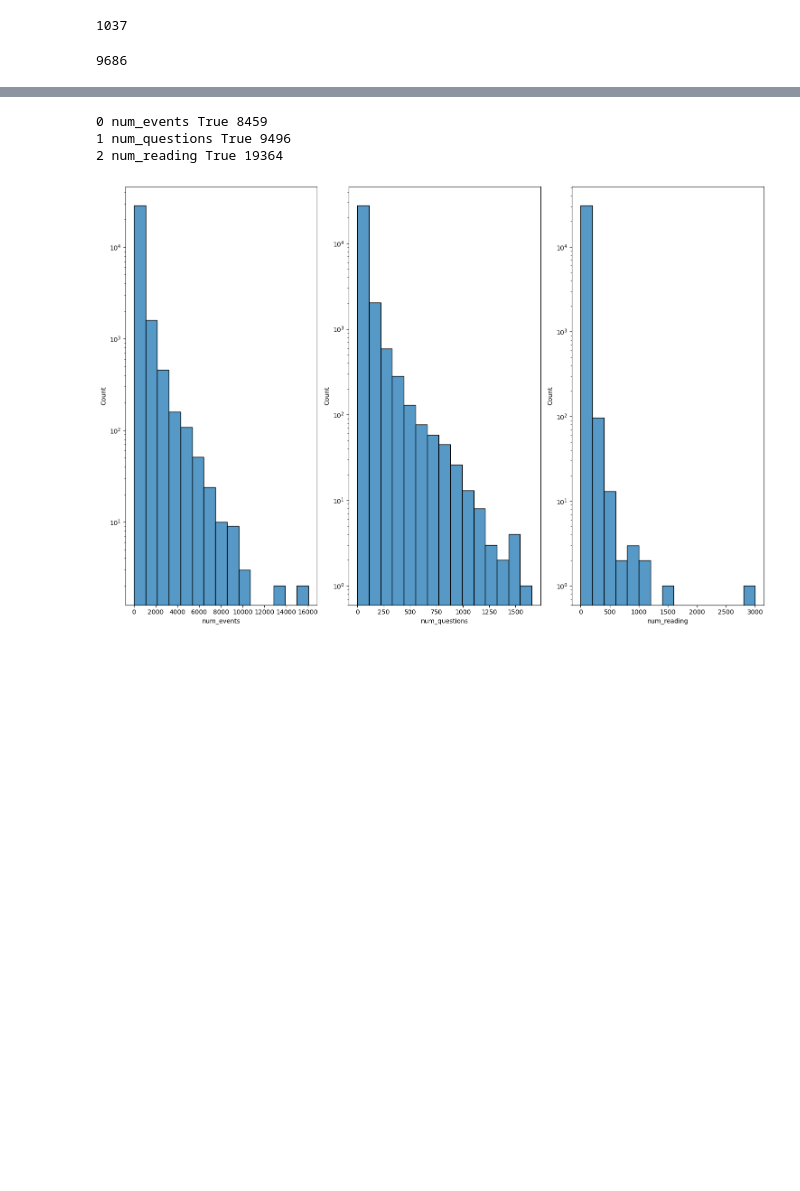
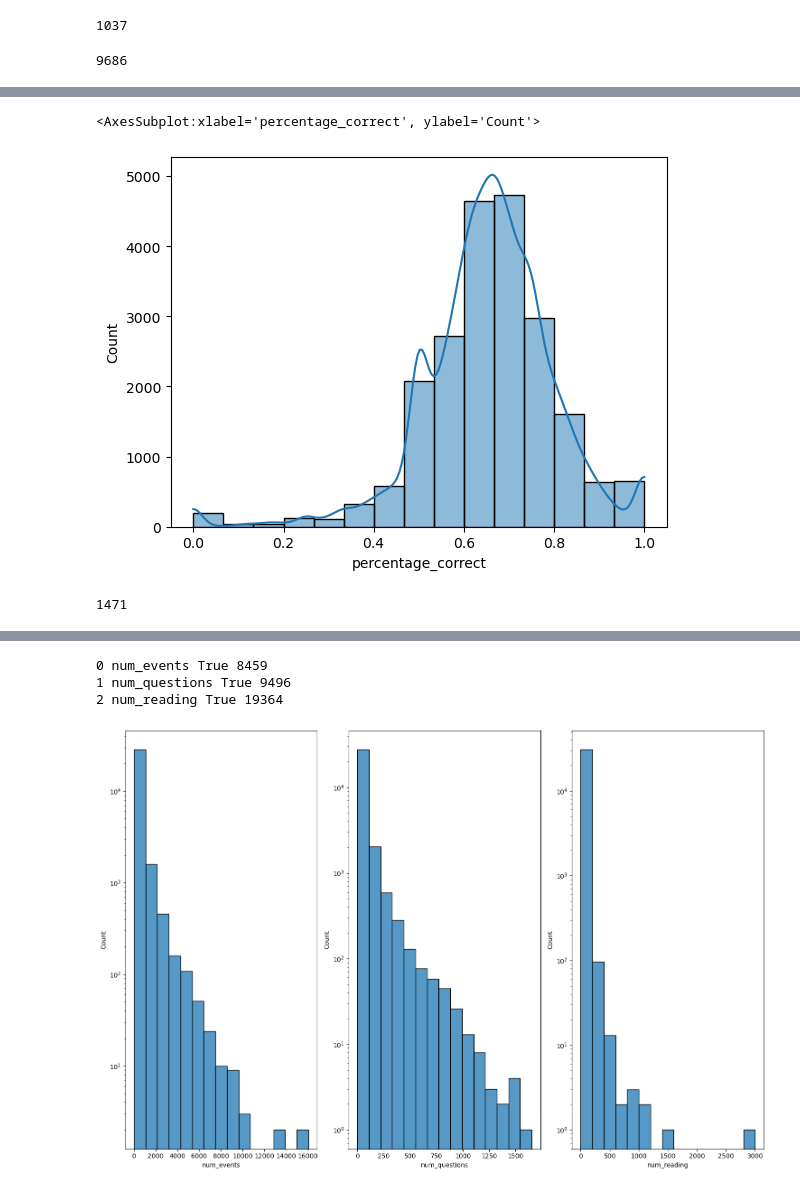
Before and after one commit to aybarsyazici/EPFL-CS421-MLBD, a Jupyter notebook: project/milestone-02/m2_lernnavi_sciper.ipynb, the cells around one changed output, grey strips where cells are left out. Cells and saved outputs as stored; diff of their text form; code cells hidden in the pictures; blank space fills up the shorter version.

```diff
--- a/project/milestone-02/m2_lernnavi_sciper.ipynb
+++ b/project/milestone-02/m2_lernnavi_sciper.ipynb
@@ -617,0 +644,9 @@ We can clearly see that Percentage_correct follows a gaussian distribution excep
+# %%
+sns.histplot(data=df[df.num_questions > 0], x='percentage_correct', bins=15, kde=True)
+# %% [output]
+<AxesSubplot:xlabel='percentage_correct', ylabel='Count'>
+[figure, added]
+# %%
+df[(df.num_events > 0) & (df.gender == 'unknown')].shape[0]
+# %% [output]
+1471
```
Also changed, not shown: parts of 54 cells of this notebook, 1 other file.
